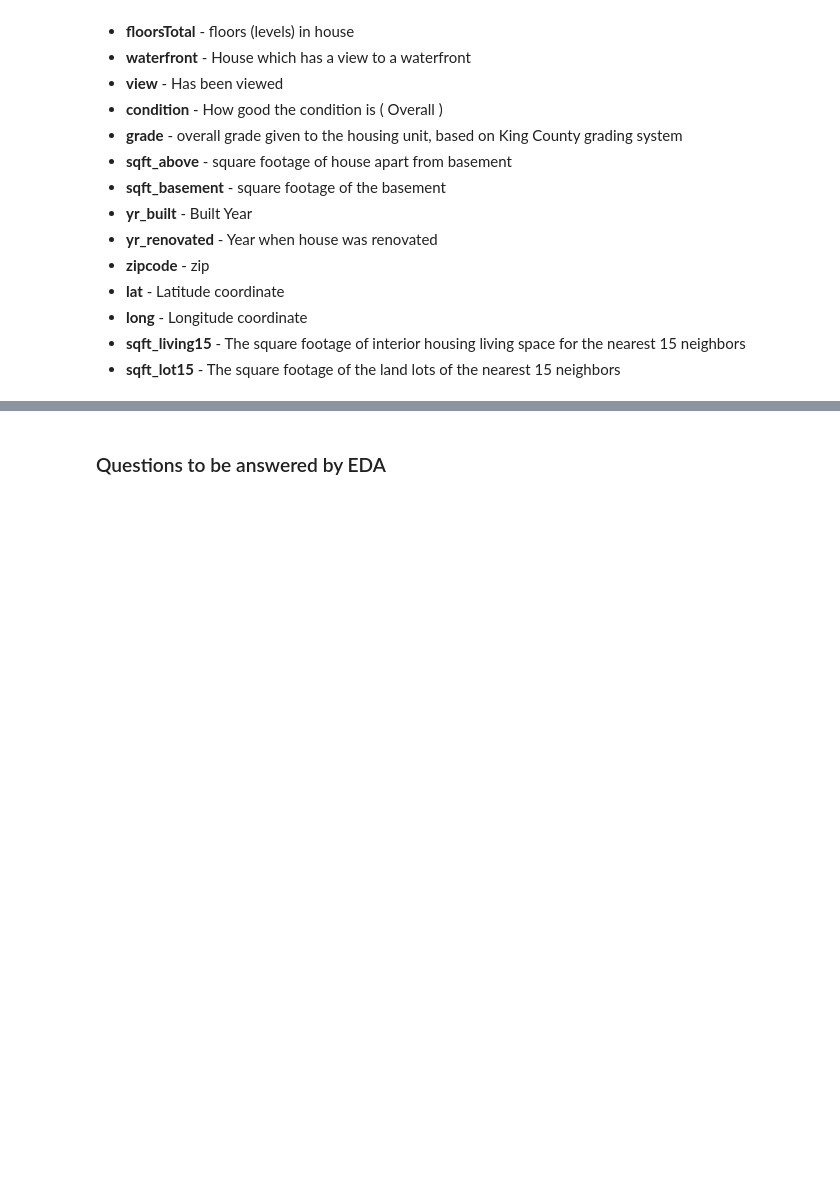
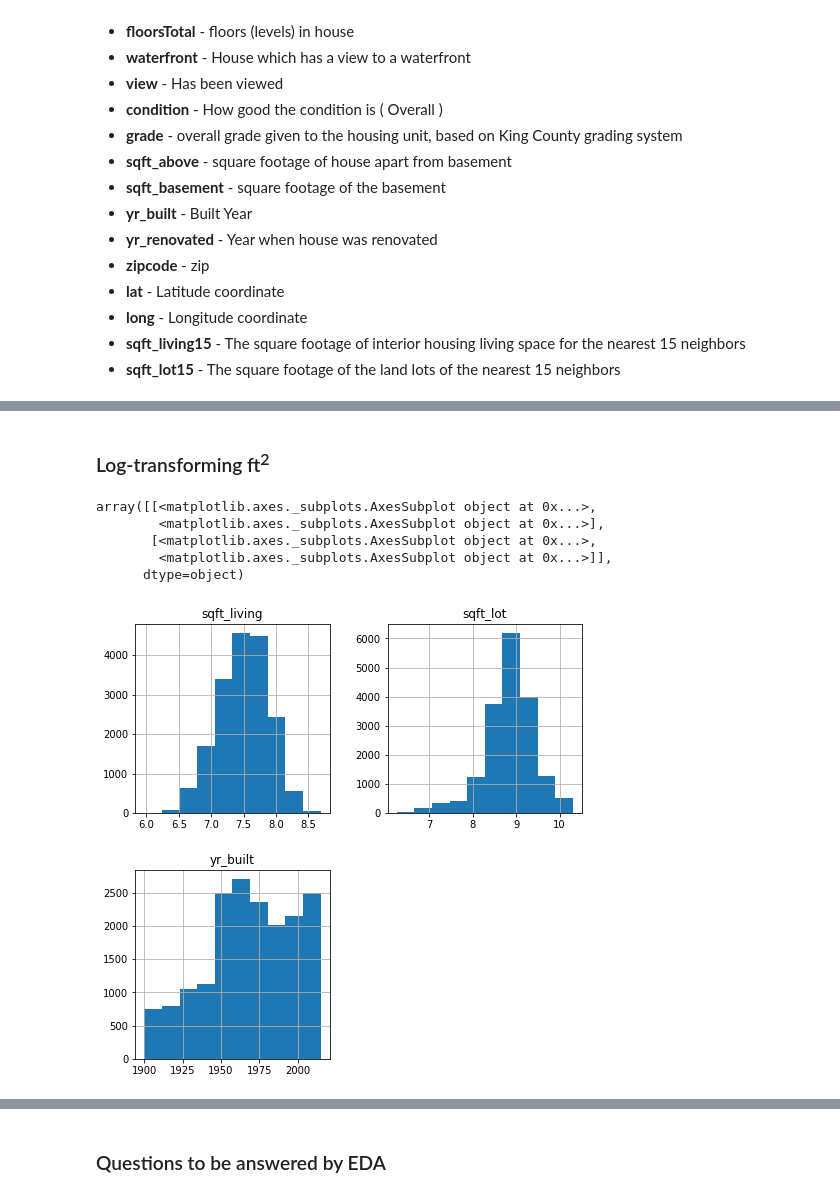
Before and after one commit to plumkes/dsc-v2-mod1-final-project-online-ds-ft-051319, a Jupyter notebook: student.ipynb, the cells around one changed output, grey strips where cells are left out. Cells and saved outputs as stored; diff of their text form; code cells hidden in the pictures; blank space fills up the shorter version.

```diff
--- a/student.ipynb
+++ b/student.ipynb
@@ -112,0 +168,2 @@ memory usage: 4.0+ MB
+# %% [markdown]
+### Log-transforming ft<sup>2</sup>
@@ -112,0 +173,9 @@ memory usage: 4.0+ MB
+# %%
+df[['sqft_living', 'sqft_lot', 'yr_built',]].hist(figsize=(8,8))
+# %% [output]
+array([[<matplotlib.axes._subplots.AxesSubplot object at 0x...>,
+        <matplotlib.axes._subplots.AxesSubplot object at 0x...>],
+       [<matplotlib.axes._subplots.AxesSubplot object at 0x...>,
+        <matplotlib.axes._subplots.AxesSubplot object at 0x...>]],
+      dtype=object)
+[figure, added]
```
Also changed, not shown: parts of 84 cells of this notebook, 1 other file.
